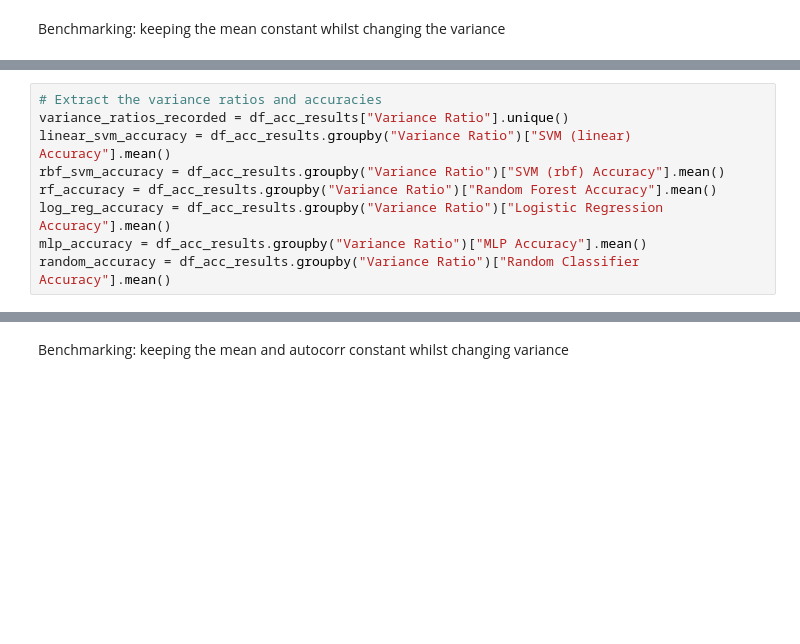
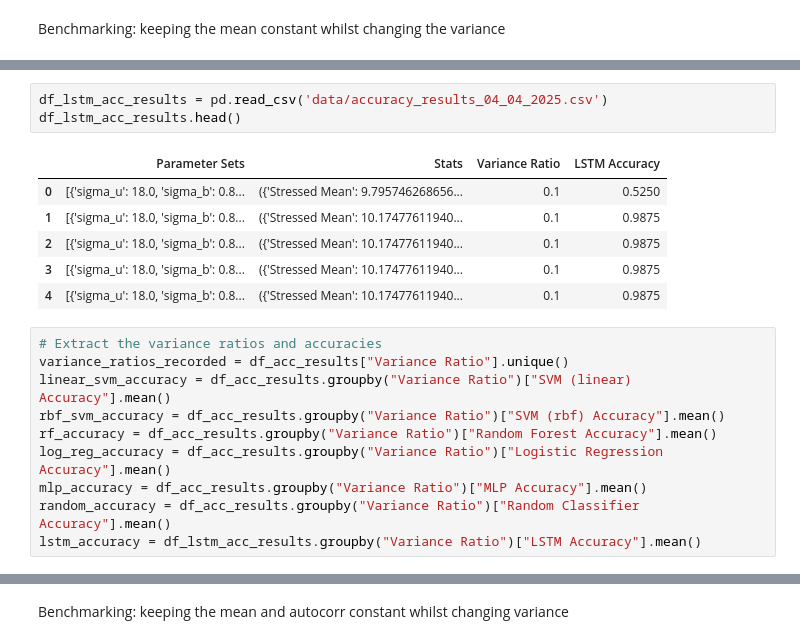
Before and after one commit to GrignardReagent/SSA, a Jupyter notebook: notebooks/WIP_classification_benchmark.ipynb, the cells around one changed output, grey strips where cells are left out. Saved outputs shown, nothing was run; the diff lists cells and outputs as text; blank space fills up the shorter version.

```diff
--- a/notebooks/WIP_classification_benchmark.ipynb
+++ b/notebooks/WIP_classification_benchmark.ipynb
@@ -234,6 +184,16 @@ df_acc_results.head()
 | 2 | [{'sigma_u': 18.0, 'sigma_b': 0.8... | ({'Stressed Mean': 10.17477611940... | 0.1 | 1.0 | 0.725 | ... |
 | 3 | [{'sigma_u': 18.0, 'sigma_b': 0.8... | ({'Stressed Mean': 10.17477611940... | 0.1 | 1.0 | 0.725 | ... |
 | 4 | [{'sigma_u': 18.0, 'sigma_b': 0.8... | ({'Stressed Mean': 10.17477611940... | 0.1 | 1.0 | 0.725 | ... |
+# %%
+df_lstm_acc_results = pd.read_csv('data/accuracy_results_04_04_2025.csv')
+df_lstm_acc_results.head()
+# %% [output]
+|  | Parameter Sets | Stats | Variance Ratio | LSTM Accuracy |
+| 0 | [{'sigma_u': 18.0, 'sigma_b': 0.8... | ({'Stressed Mean': 9.795746268656... | 0.1 | 0.5250 |
+| 1 | [{'sigma_u': 18.0, 'sigma_b': 0.8... | ({'Stressed Mean': 10.17477611940... | 0.1 | 0.9875 |
+| 2 | [{'sigma_u': 18.0, 'sigma_b': 0.8... | ({'Stressed Mean': 10.17477611940... | 0.1 | 0.9875 |
+| 3 | [{'sigma_u': 18.0, 'sigma_b': 0.8... | ({'Stressed Mean': 10.17477611940... | 0.1 | 0.9875 |
+| 4 | [{'sigma_u': 18.0, 'sigma_b': 0.8... | ({'Stressed Mean': 10.17477611940... | 0.1 | 0.9875 |
 # %%
 # Extract the variance ratios and accuracies
 variance_ratios_recorded = df_acc_results["Variance Ratio"].unique()
@@ -243,4 +203,5 @@ rf_accuracy = df_acc_results.groupby("Variance Ratio")["Random Forest Accuracy"]
 log_reg_accuracy = df_acc_results.groupby("Variance Ratio")["Logistic Regression Accuracy"].mean()
 mlp_accuracy = df_acc_results.groupby("Variance Ratio")["MLP Accuracy"].mean()
 random_accuracy = df_acc_results.groupby("Variance Ratio")["Random Classifier Accuracy"].mean()
+lstm_accuracy = df_lstm_acc_results.groupby("Variance Ratio")["LSTM Accuracy"].mean()
 # %%
```
Also changed, not shown: parts of 11 cells of this notebook, 49 other files.
